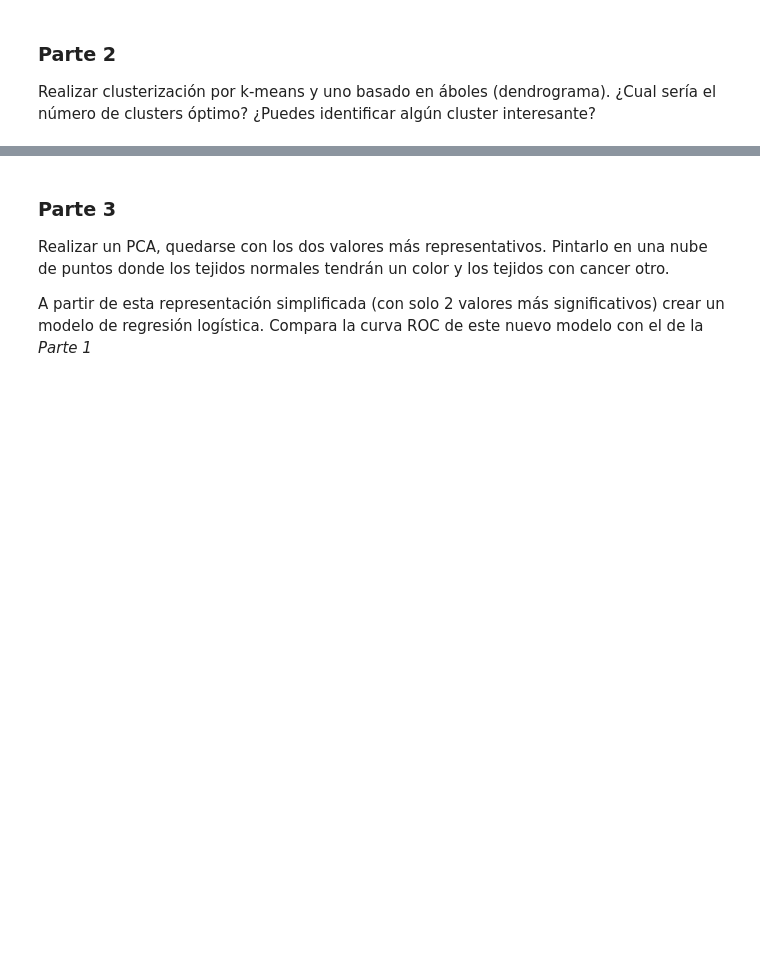
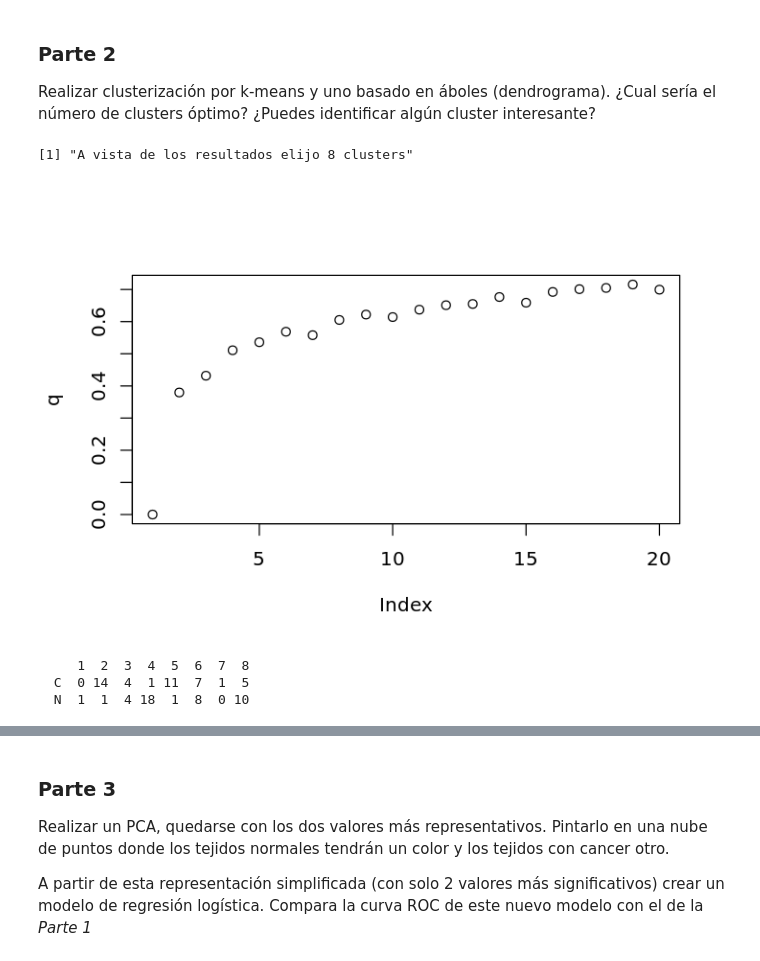
Before and after one commit to miguelcores/introduccion-ML, a Jupyter notebook: Practica.ipynb, the cells around one changed output, grey strips where cells are left out. Saved outputs shown, nothing was run; the diff lists cells and outputs as text; code cells hidden in the pictures; blank space fills up the shorter version.

```diff
--- a/Practica.ipynb
+++ b/Practica.ipynb
@@ -36,3 +125,26 @@ Realizar un modelo de regresión logistica que sea capaz de, dada la expresión
 ### Parte 2
 
 Realizar clusterización por k-means y uno basado en áboles (dendrograma). ¿Cual sería el número de clusters óptimo?  ¿Puedes identificar algún cluster interesante?
+# %%
+set.seed(1)
+genexp_norm1<-genexp_norm
+genexp_norm1$diagnosis<-NULL
+
+q<-c()
+for (k in 1:20){
+    myclust<-kmeans(genexp_norm1,k)
+    q[k]<-myclust$betweenss/myclust$totss
+}
+plot(q)
+
+'A vista de los resultados elijo 8 clusters'
+# %% [output]
+[1] "A vista de los resultados elijo 8 clusters"
+[figure, added]
+# %%
+K<-kmeans(genexp_norm1,8)
+table(genexp_norm$diagnosis,K$cluster)
+# %% [output]
+     1  2  3  4  5  6  7  8
+  C  0 14  4  1 11  7  1  5
+  N  1  1  4 18  1  8  0 10
```
Also changed, not shown: parts of 14 cells of this notebook.
